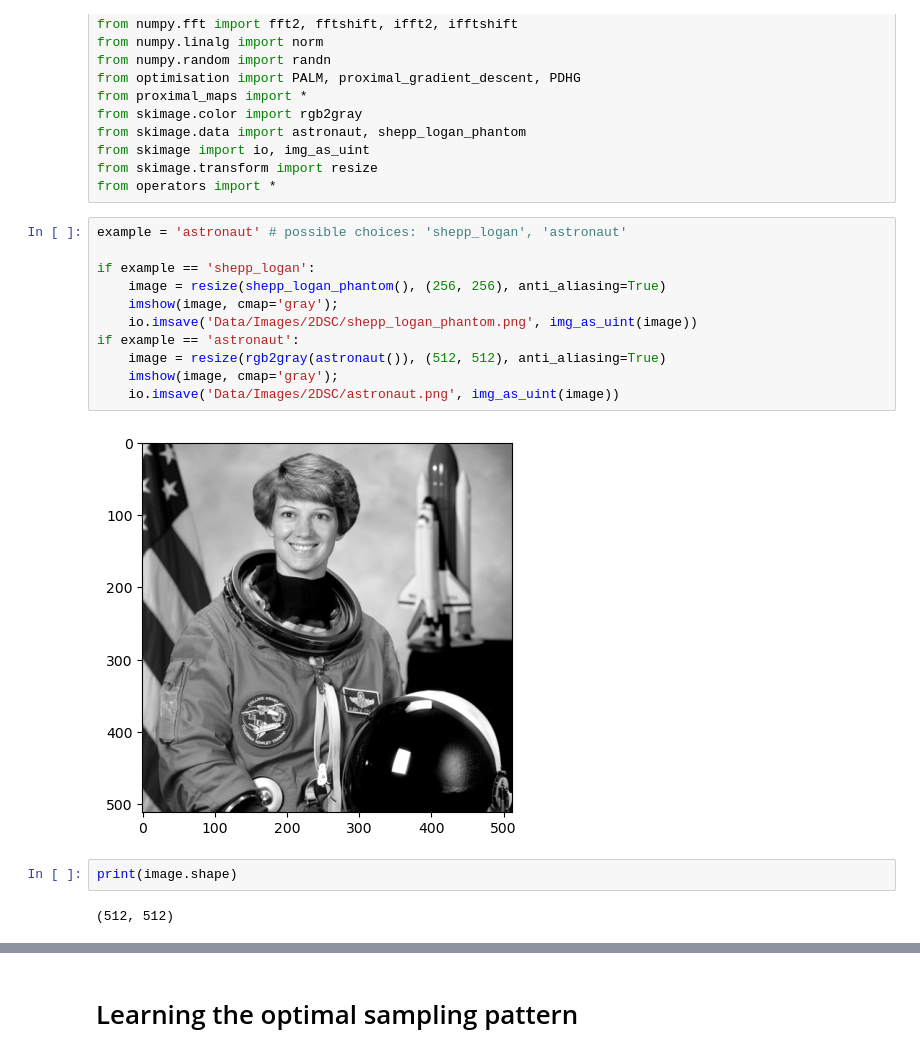
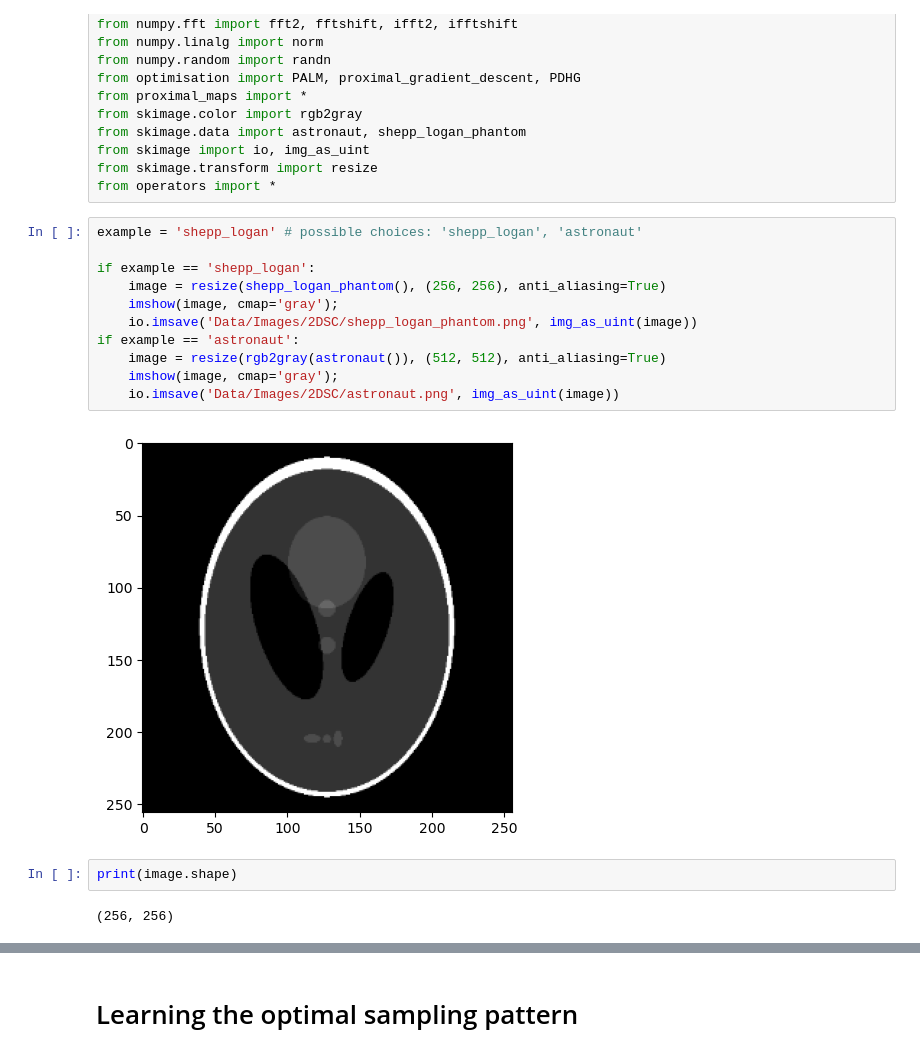
Before and after one commit to martinbenning/source-conditions, a Jupyter notebook: source-condition-main/Estimate optimal Hadamard sampling pattern for ROF reconstruction.ipynb, the cells around one changed output, grey strips where cells are left out. Cells and saved outputs as stored; diff of their text form.

```diff
--- a/source-condition-main/Estimate optimal Hadamard sampling pattern for ROF reconstruction.ipynb
+++ b/source-condition-main/Estimate optimal Hadamard sampling pattern for ROF reconstruction.ipynb
@@ -17,22 +17,22 @@ from skimage import io, img_as_uint
 from skimage.transform import resize
 from operators import *
 # %%
-example = 'astronaut' # possible choices: 'shepp_logan', 'astronaut'
+example = 'shepp_logan' # possible choices: 'shepp_logan', 'astronaut'
 
 if example == 'shepp_logan':
     image = resize(shepp_logan_phantom(), (256, 256), anti_aliasing=True)
     imshow(image, cmap='gray');
     io.imsave('Data/Images/2DSC/shepp_logan_phantom.png', img_as_uint(image))
 if example == 'astronaut':
     image = resize(rgb2gray(astronaut()), (512, 512), anti_aliasing=True)
     imshow(image, cmap='gray');
     io.imsave('Data/Images/2DSC/astronaut.png', img_as_uint(image))
 # %% [output]
-[figure, old version]
+[figure, new version]
 # %%
 print(image.shape)
 # %% [output]
-(512, 512)
+(256, 256)
 # %%
 H = FWHT()
 hadamard_image = H @ image.flatten()
```
Also changed, not shown: parts of 18 cells of this notebook.
